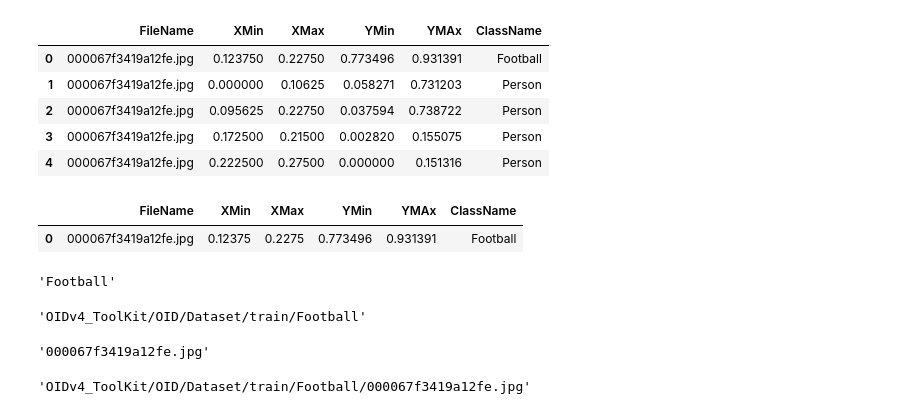
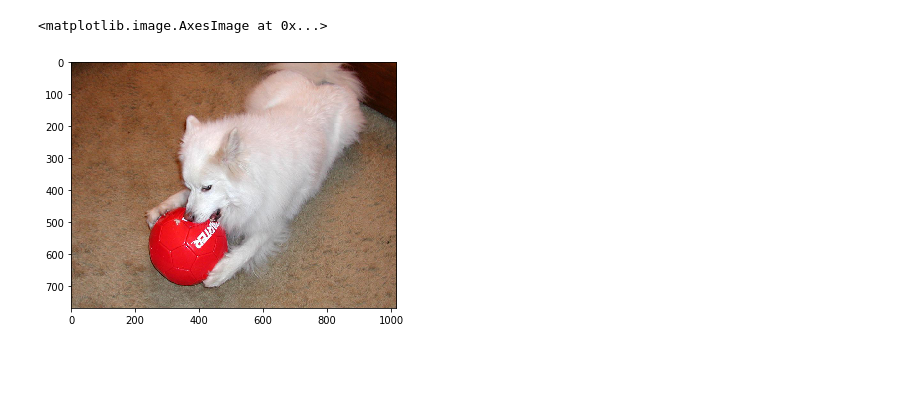
Before and after one commit to jennifernolan/FYP-Development-Navigation-Assistant, a Jupyter notebook: Dataset/CNNModel.ipynb, the cells around one changed output. Saved outputs shown, nothing was run; the diff lists cells and outputs as text; code cells hidden in the pictures; blank space fills up the shorter version.

```diff
--- a/Dataset/CNNModel.ipynb
+++ b/Dataset/CNNModel.ipynb
@@ -16,2 +23,7 @@ from matplotlib import patches
+# %%
+dataset_dir = 'My Drive/FYP Dataset/'
+train_dir = dataset_dir + 'train.csv'
+test_dir = dataset_dir + 'test.csv'
 # %%
-train = pd.read_csv('train.csv', index_col = False)
+test = pd.read_csv(test_dir, index_col = False)
+test.head()
@@ -18,35 +37,13 @@ train = pd.read_csv('train.csv', index_col = False)
-# %%
-train.head()
-# %% [output]
-|  | FileName | XMin | XMax | YMin | YMAx | ClassName |
-| 0 | 000067f3419a12fe.jpg | 0.123750 | 0.22750 | 0.773496 | 0.931391 | Football |
-| 1 | 000067f3419a12fe.jpg | 0.000000 | 0.10625 | 0.058271 | 0.731203 | Person |
-| 2 | 000067f3419a12fe.jpg | 0.095625 | 0.22750 | 0.037594 | 0.738722 | Person |
-| 3 | 000067f3419a12fe.jpg | 0.172500 | 0.21500 | 0.002820 | 0.155075 | Person |
-| 4 | 000067f3419a12fe.jpg | 0.222500 | 0.27500 | 0.000000 | 0.151316 | Person |
-# %%
-base_path = 'OIDv4_ToolKit/OID/Dataset/train/'
-train[0:1]
-# %% [output]
-|  | FileName | XMin | XMax | YMin | YMAx | ClassName |
-| 0 | 000067f3419a12fe.jpg | 0.12375 | 0.2275 | 0.773496 | 0.931391 | Football |
+# %%
+train = pd.read_csv(train_dir, index_col = False)
+train.head()
+
+firsturl = test['OriginalURL'].iloc[0]
+# %%
+image = io.imread(firsturl)
+io.imshow(image)
+# %% [output]
+<matplotlib.image.AxesImage at 0x...>
+[figure, added]
 # %%
-classname = train['ClassName'].iloc[0]
-classname
+secondurl = train['OriginalURL'].iloc[0]
-# %% [output]
-'Football'
-# %%
-direct = os.path.join(base_path, classname)
-direct
-# %% [output]
-'OIDv4_ToolKit/OID/Dataset/train/Football'
-# %%
-filename = train['FileName'].iloc[0]
-filename
-# %% [output]
-'000067f3419a12fe.jpg'
-# %%
-completedir = direct + '/' + filename
-completedir
-# %% [output]
-'OIDv4_ToolKit/OID/Dataset/train/Football/000067f3419a12fe.jpg'
```
Also changed, not shown: parts of 7 cells of this notebook.
